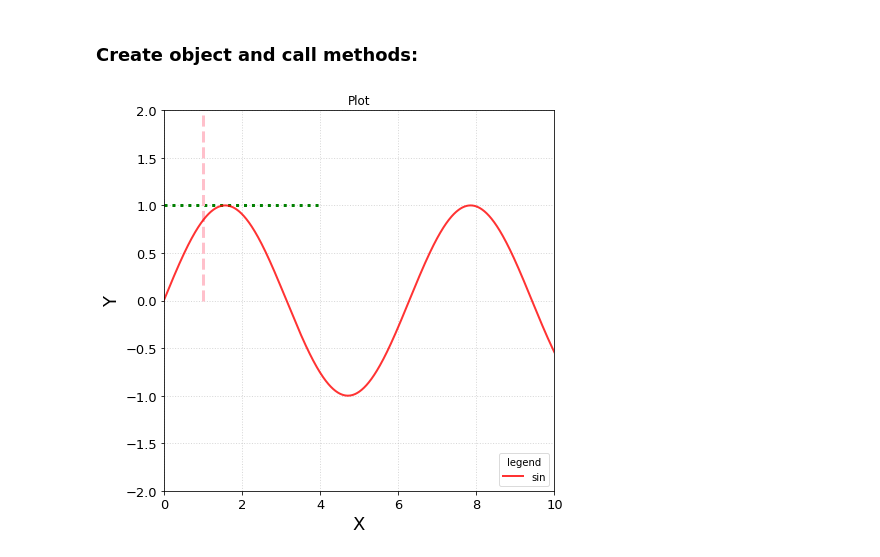
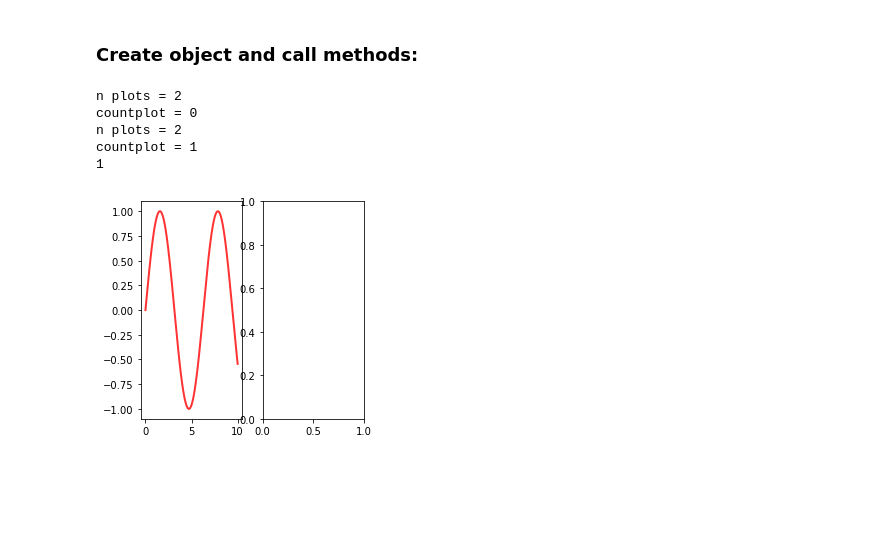
Before and after one commit to kanti92/CodeAstro_project, a Jupyter notebook: first_class.ipynb, the cells around one changed output. Drawn from its saved outputs; the diff is of its cells as text; code cells hidden in the pictures; blank space fills up the shorter version.

Commit message:
multiple plots solved

```diff
--- a/first_class.ipynb
+++ b/first_class.ipynb
@@ -85,16 +98,20 @@ y2 = np.tan(x)
 y3 = np.sin(x)
 
 data = list([x, y1, y2, y3])
-data0 = np.transpose(data)
-data1 = pd.DataFrame(data0, columns=['x', 'cos', 'tan', 'sin'])
-data2 = ((9,7,5), (8,6,5), (3,1,2), (33,4,55), (4,5,6))
-data3 = [(9,7,5), (8,6,5), (3,1,2), (33,4,55), (4,5,6)]
+data = np.transpose(data)
+dd = pd.DataFrame(data, columns=['x', 'cos', 'tan', 'sin'])
 # %% [markdown]
 ### Create object and call methods:
 # %%
-nb_rows_col = (1,1)
+nb_rows_col = (1,2)
 c = general_plots(nb_rows_col)
 # %%
-c.line(data0, col_list=['x','sin'])
+c.line(dd, col_list=['sin','sin'])
+c.line(dd, col_list=['x','sin'])
 # %% [output]
+n plots = 2
+countplot = 0
+n plots = 2
+countplot = 1
+1
-[figure, old version]
+[figure, new version]
```
Also changed, not shown: parts of 7 cells of this notebook.
